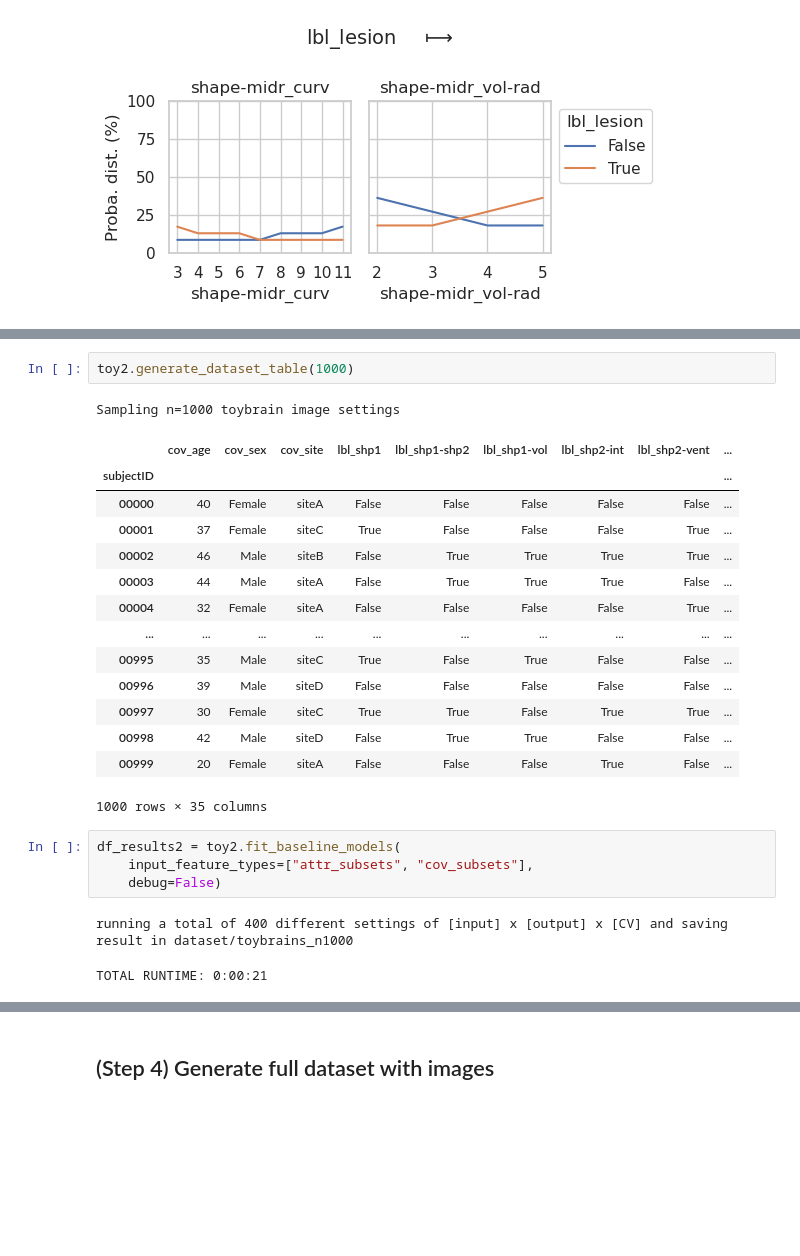
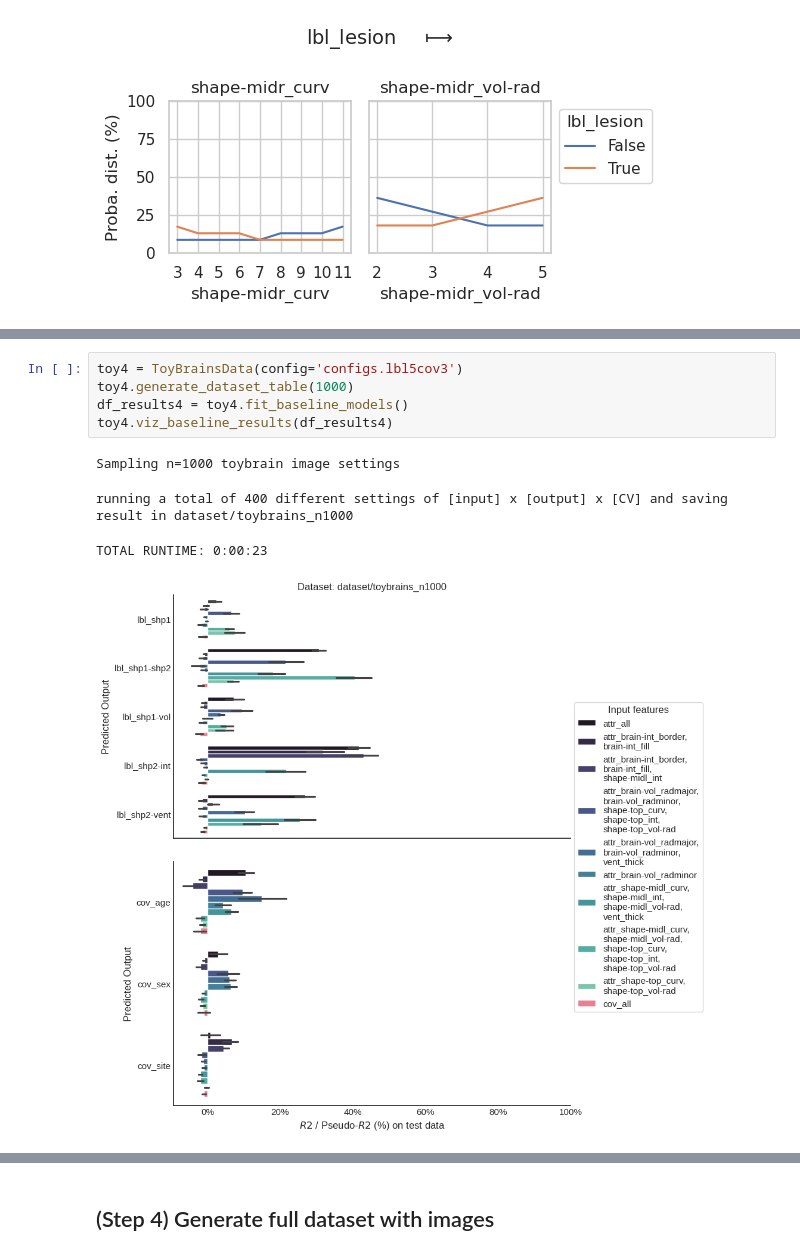
Before and after one commit to RoshanRane/toybrains, a Jupyter notebook: 0_tutorial.ipynb, the cells around one changed output, grey strips where cells are left out. Drawn from its saved outputs; the diff is of its cells as text; blank space fills up the shorter version.

```diff
--- a/0_tutorial.ipynb
+++ b/0_tutorial.ipynb
@@ -224,25 +235,10 @@ Compare with another complex config
 # %%
-toy2.generate_dataset_table(1000)
+toy4 = ToyBrainsData(config='configs.lbl5cov3')
+toy4.generate_dataset_table(1000)
+df_results4 = toy4.fit_baseline_models()
+toy4.viz_baseline_results(df_results4)
 # %% [output]
 Sampling n=1000 toybrain image settings
-|  | cov_age | cov_sex | cov_site | lbl_shp1 | lbl_shp1-shp2 | lbl_shp1-vol | lbl_shp2-int | lbl_shp2-vent | ... |
-| subjectID |  |  |  |  |  |  |  |  | ... |
-| 00000 | 40 | Female | siteA | False | False | False | False | False | ... |
-| 00001 | 37 | Female | siteC | True | False | False | False | True | ... |
-| 00002 | 46 | Male | siteB | False | True | True | True | True | ... |
-| 00003 | 44 | Male | siteA | False | True | True | True | False | ... |
-| 00004 | 32 | Female | siteA | False | False | False | False | True | ... |
-| ... | ... | ... | ... | ... | ... | ... | ... | ... | ... |
-| 00995 | 35 | Male | siteC | True | False | True | False | False | ... |
-| 00996 | 39 | Male | siteD | False | False | False | False | False | ... |
-| 00997 | 30 | Female | siteC | True | True | False | True | True | ... |
-| 00998 | 42 | Male | siteD | False | True | True | False | False | ... |
-| 00999 | 20 | Female | siteA | False | False | False | True | False | ... |
-1000 rows × 35 columns
+running a total of 400 different settings of [input] x [output] x [CV] and saving result in dataset/toybrains_n1000
+TOTAL RUNTIME: 0:00:23
+[figure, added]
-# %%
-df_results2 = toy2.fit_baseline_models(
-    input_feature_types=["attr_subsets", "cov_subsets"],
-    debug=False)
-# %% [output]
-running a total of 400 different settings of [input] x [output] x [CV] and saving result in dataset/toybrains_n1000
-TOTAL RUNTIME: 0:00:21
```
Also changed, not shown: parts of 16 cells of this notebook, 2 other files.
